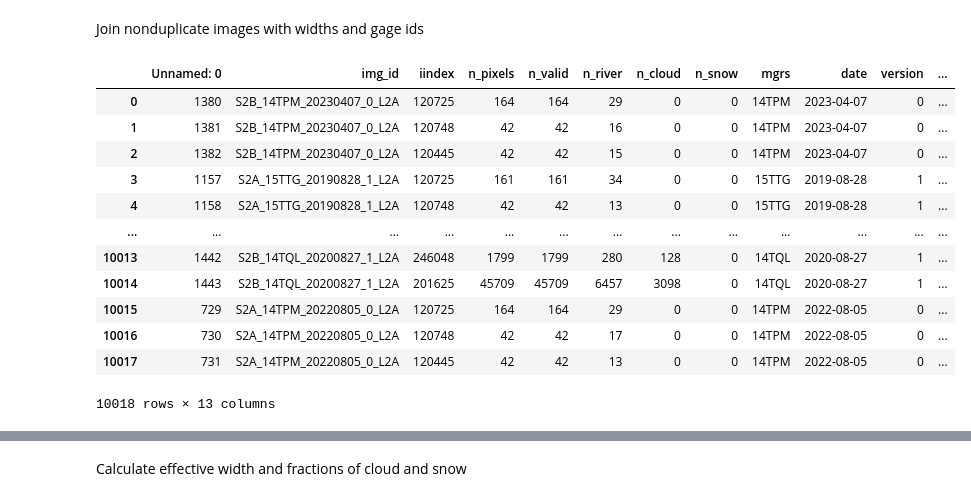
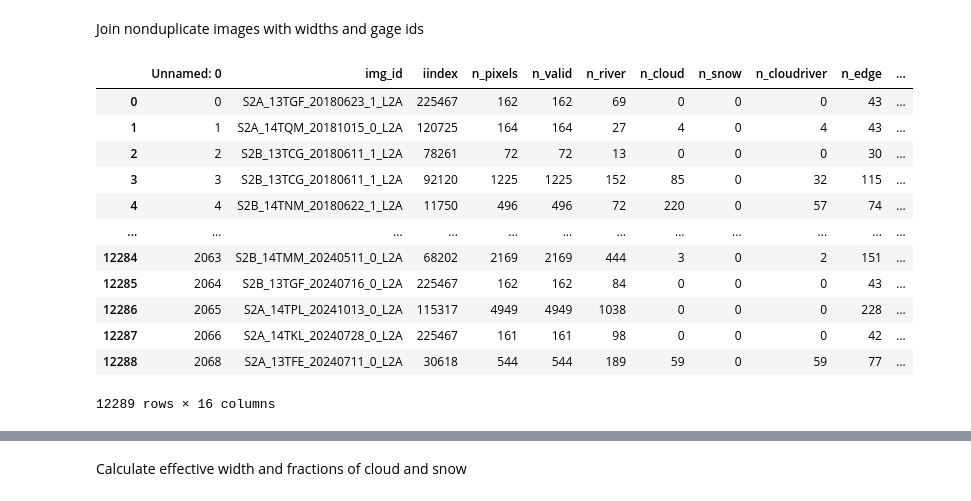
Before and after one commit to wherediddavidgo/multitemporal_RSSA, a Jupyter notebook: stac_gage_ew_analysis.ipynb, the cells around one changed output, grey strips where cells are left out. Drawn from its saved outputs; the diff is of its cells as text; code cells hidden in the pictures.

```diff
--- a/stac_gage_ew_analysis.ipynb
+++ b/stac_gage_ew_analysis.ipynb
@@ -77,0 +81,5 @@ gage_pts
+# %%
+gage_pts = gpd.read_file('/content/drive/MyDrive/effwidth_results/gage_sites/val_gages_2.shp')[['iindex', 'site_no']]
+gage_pts = pd.merge(gage_pts, gpd.read_file('/content/drive/MyDrive/river_tinder_assets/gage_sites/gage_circles_3x_20250918.shp'), how='outer', on='iindex')[['site_no', 'iindex', 'riv_length']]
+gage_list = gage_pts.site_no.tolist()
+gage_pts
@@ -279,7 +293,8 @@ See stac_processing_download.ipynb
 # %%
 width_dfs = []
 for year in [2018, 2019, 2020, 2021, 2022, 2023, 2024]:
-    width_dfs.append(pd.read_csv(f'/content/drive/MyDrive/effwidth_results/gage_sites/gage_effwidths_{year}_20250911_nond.csv'))
+    # width_dfs.append(pd.read_csv(f'/content/drive/MyDrive/effwidth_results/gage_sites/gage_effwidths_{year}_20250911_nond.csv'))
+    width_dfs.append(pd.read_csv(f'/content/drive/MyDrive/effwidth_results/gage_sites/effwidths_{year}_g2_20250921.csv'))
 
 allwidths = pd.concat(width_dfs)
 
@@ -287,7 +302,9 @@ allwidths['mgrs'] = allwidths.apply(lambda x: x['img_id'].split('_')[1], axis=1)
 allwidths['date'] = allwidths.apply(lambda x: datetime.date(int(x['img_id'][10:14]), int(x['img_id'][14:16]), int(x['img_id'][16:18])), axis=1)
 allwidths['version'] = allwidths.apply(lambda x: x['img_id'].split('_')[3], axis=1)
 
-allwidths = allwidths.loc[allwidths.n_valid == allwidths.n_pixels]
+allwidths = allwidths.loc[(allwidths.n_valid == allwidths.n_pixels) & (allwidths.n_valid > -999)]
 
+
+nondup_widths = allwidths
 allwidths
 # %% [output]
@@ -349,21 +366,21 @@ nonduplicates
 # %% [markdown]
 Join nonduplicate images with widths and gage ids
 # %%
-nondup_widths = pd.merge(allwidths, nonduplicates[['mgrs', 'date', 'version']], 'right', on=['mgrs', 'date', 'version'])
+# nondup_widths = pd.merge(allwidths, nonduplicates[['mgrs', 'date', 'version']], 'right', on=['mgrs', 'date', 'version'])
 nondup_widths = pd.merge(nondup_widths, gage_pts, how='left', on='iindex')
 nondup_widths = nondup_widths.rename(columns={'gage_id': 'site_no'})
 nondup_widths
 # %% [output]
-|  | Unnamed: 0 | img_id | iindex | n_pixels | n_valid | n_river | n_cloud | n_snow | mgrs | date | version | ... |
-| 0 | 1380 | S2B_14TPM_20230407_0_L2A | 120725 | 164 | 164 | 29 | 0 | 0 | 14TPM | 2023-04-07 | 0 | ... |
-| 1 | 1381 | S2B_14TPM_20230407_0_L2A | 120748 | 42 | 42 | 16 | 0 | 0 | 14TPM | 2023-04-07 | 0 | ... |
-| 2 | 1382 | S2B_14TPM_20230407_0_L2A | 120445 | 42 | 42 | 15 | 0 | 0 | 14TPM | 2023-04-07 | 0 | ... |
-| 3 | 1157 | S2A_15TTG_20190828_1_L2A | 120725 | 161 | 161 | 34 | 0 | 0 | 15TTG | 2019-08-28 | 1 | ... |
-| 4 | 1158 | S2A_15TTG_20190828_1_L2A | 120748 | 42 | 42 | 13 | 0 | 0 | 15TTG | 2019-08-28 | 1 | ... |
-| ... | ... | ... | ... | ... | ... | ... | ... | ... | ... | ... | ... | ... |
-| 10013 | 1442 | S2B_14TQL_20200827_1_L2A | 246048 | 1799 | 1799 | 280 | 128 | 0 | 14TQL | 2020-08-27 | 1 | ... |
-| 10014 | 1443 | S2B_14TQL_20200827_1_L2A | 201625 | 45709 | 45709 | 6457 | 3098 | 0 | 14TQL | 2020-08-27 | 1 | ... |
-| 10015 | 729 | S2A_14TPM_20220805_0_L2A | 120725 | 164 | 164 | 29 | 0 | 0 | 14TPM | 2022-08-05 | 0 | ... |
-| 10016 | 730 | S2A_14TPM_20220805_0_L2A | 120748 | 42 | 42 | 17 | 0 | 0 | 14TPM | 2022-08-05 | 0 | ... |
-| 10017 | 731 | S2A_14TPM_20220805_0_L2A | 120445 | 42 | 42 | 13 | 0 | 0 | 14TPM | 2022-08-05 | 0 | ... |
+|  | Unnamed: 0 | img_id | iindex | n_pixels | n_valid | n_river | n_cloud | n_snow | n_cloudriver | n_edge | ... |
+| 0 | 0 | S2A_13TGF_20180623_1_L2A | 225467 | 162 | 162 | 69 | 0 | 0 | 0 | 43 | ... |
+| 1 | 1 | S2A_14TQM_20181015_0_L2A | 120725 | 164 | 164 | 27 | 4 | 0 | 4 | 43 | ... |
+| 2 | 2 | S2B_13TCG_20180611_1_L2A | 78261 | 72 | 72 | 13 | 0 | 0 | 0 | 30 | ... |
+| 3 | 3 | S2B_13TCG_20180611_1_L2A | 92120 | 1225 | 1225 | 152 | 85 | 0 | 32 | 115 | ... |
+| 4 | 4 | S2B_14TNM_20180622_1_L2A | 11750 | 496 | 496 | 72 | 220 | 0 | 57 | 74 | ... |
+| ... | ... | ... | ... | ... | ... | ... | ... | ... | ... | ... | ... |
+| 12284 | 2063 | S2B_14TMM_20240511_0_L2A | 68202 | 2169 | 2169 | 444 | 3 | 0 | 2 | 151 | ... |
+| 12285 | 2064 | S2B_13TGF_20240716_0_L2A | 225467 | 162 | 162 | 84 | 0 | 0 | 0 | 43 | ... |
+| 12286 | 2065 | S2A_14TPL_20241013_0_L2A | 115317 | 4949 | 4949 | 1038 | 0 | 0 | 0 | 228 | ... |
+| 12287 | 2066 | S2A_14TKL_20240728_0_L2A | 225467 | 161 | 161 | 98 | 0 | 0 | 0 | 42 | ... |
+| 12288 | 2068 | S2A_13TFE_20240711_0_L2A | 30618 | 544 | 544 | 189 | 59 | 0 | 59 | 77 | ... |
-10018 rows × 13 columns
+12289 rows × 16 columns
```
Also changed, not shown: parts of 18 cells of this notebook.
